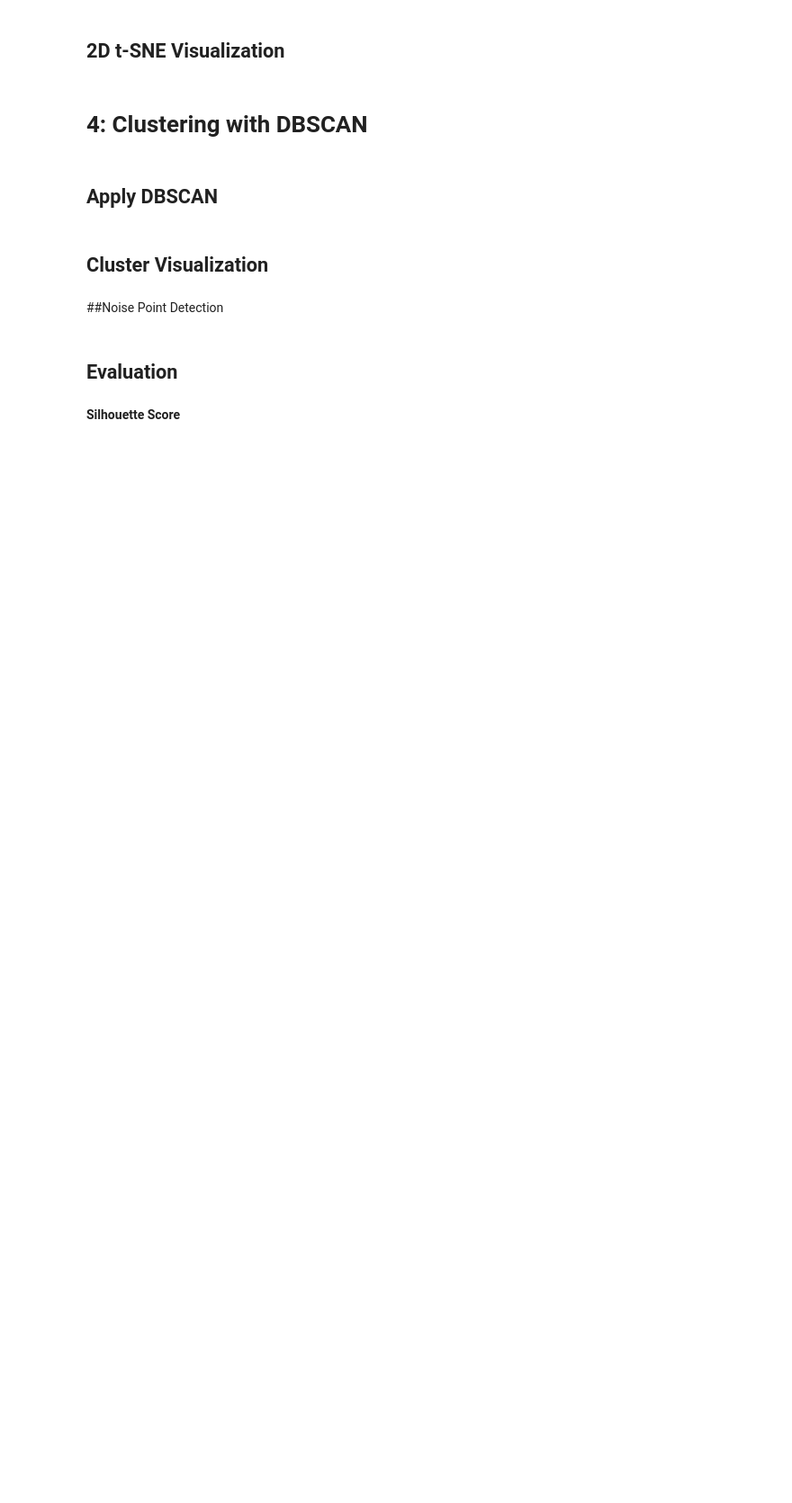
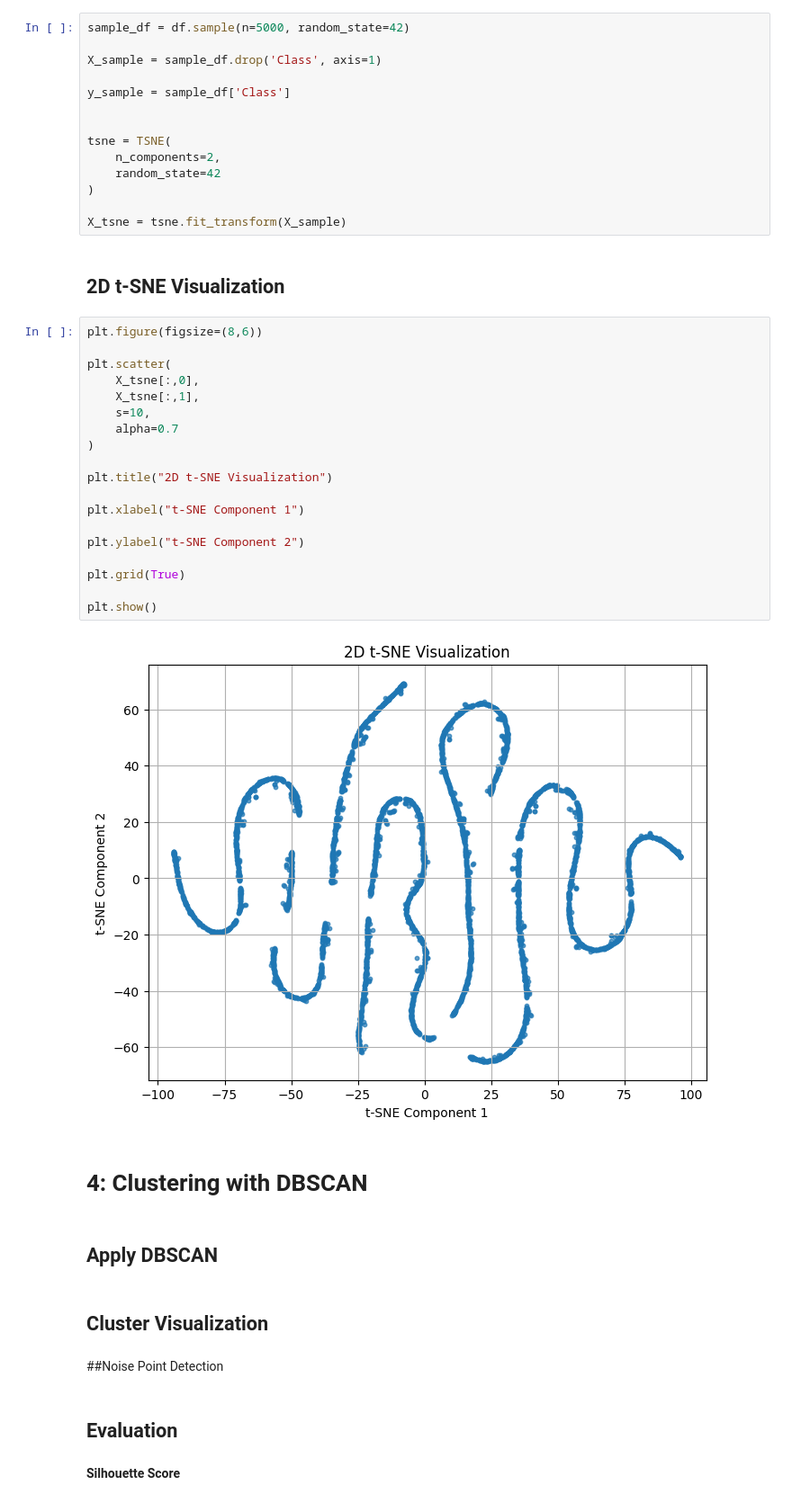
Before and after one commit to DOHA-BASEM3/FINAL-PROJECT, a Jupyter notebook: Anomaly_Detection_Project.ipynb, the cells around one changed output. Shown at 90% size. Cells and saved outputs as stored; diff of their text form; blank space fills up the shorter version.

```diff
--- a/Anomaly_Detection_Project.ipynb
+++ b/Anomaly_Detection_Project.ipynb
@@ -199,8 +200,43 @@ plt.show()
 # **3: Data Visualization with t-SNE**
 # %% [markdown]
 ##Apply t-SNE
+# %%
+sample_df = df.sample(n=5000, random_state=42)
+
+X_sample = sample_df.drop('Class', axis=1)
+
+y_sample = sample_df['Class']
+
+
+tsne = TSNE(
+    n_components=2,
+    random_state=42
+)
+
+X_tsne = tsne.fit_transform(X_sample)
 # %% [markdown]
 ## 2D t-SNE Visualization
+# %%
+plt.figure(figsize=(8,6))
+
+plt.scatter(
+    X_tsne[:,0],
+    X_tsne[:,1],
+    s=10,
+    alpha=0.7
+)
+
+plt.title("2D t-SNE Visualization")
+
+plt.xlabel("t-SNE Component 1")
+
+plt.ylabel("t-SNE Component 2")
+
+plt.grid(True)
+
+plt.show()
+# %% [output]
+[figure, added]
 # %% [markdown]
 # **4: Clustering with DBSCAN**
 # %% [markdown]
```
Also changed, not shown: parts of 1 cell of this notebook.
